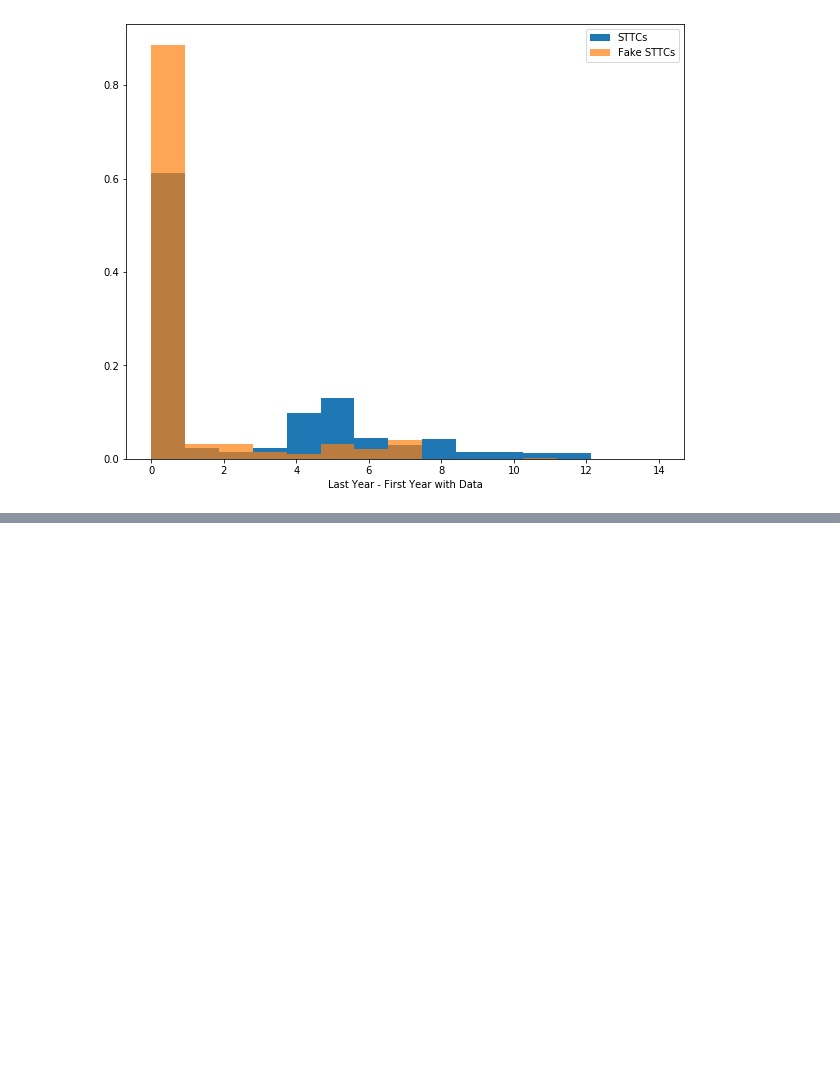
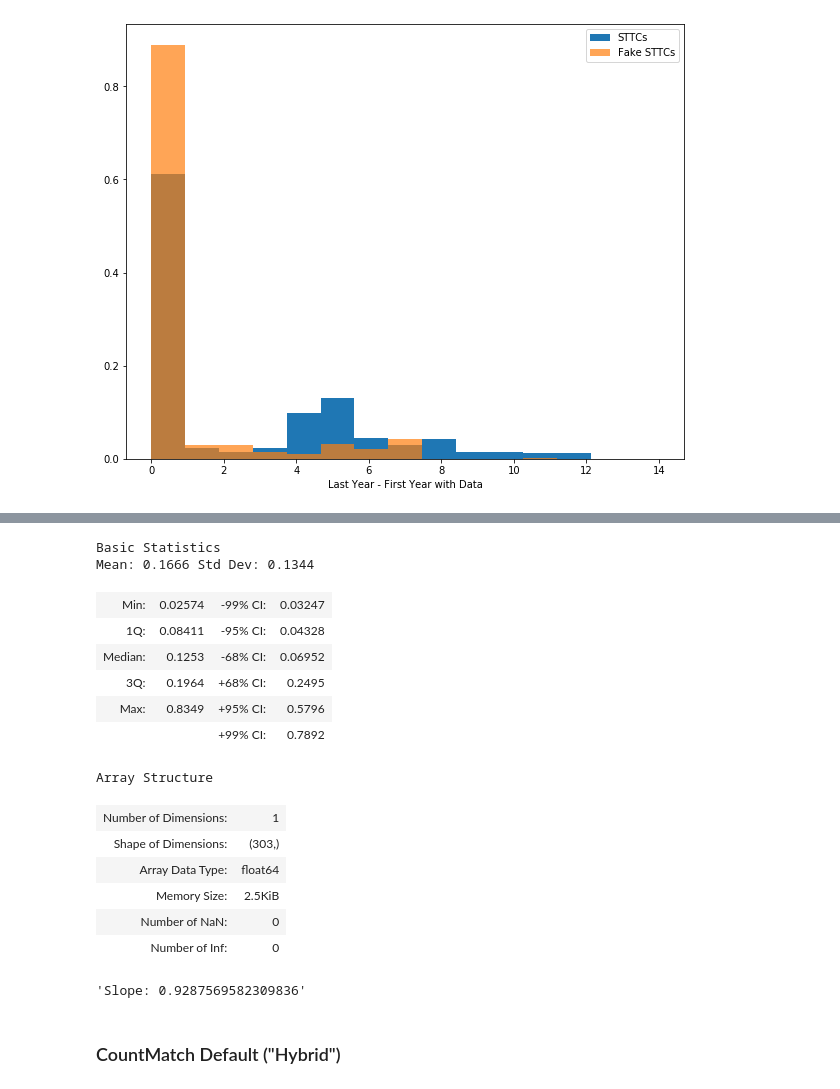
Before and after one commit to CityofToronto/bdit_traffic_prophet, a Jupyter notebook: development_notebooks/CountmatchDev6-Shootout.ipynb, the cells around one changed output, grey strips where cells are left out. Saved outputs shown, nothing was run; the diff lists cells and outputs as text; code cells hidden in the pictures; blank space fills up the shorter version.

```diff
--- a/development_notebooks/CountmatchDev6-Shootout.ipynb
+++ b/development_notebooks/CountmatchDev6-Shootout.ipynb
@@ -188,0 +211,13 @@ bagheri_mseggf_aadts['cov'].median()
+# %%
+rdr = reader.Reader(vol_conn)
+rdr.read()
+gf.get_growth_factors(rdr)
+
+ptc_ids = np.unique(np.abs(list(rdr.ptcs.keys())))
+nb = neighbour.NeighbourLonLatEuclidean(ll_conn, 20, ptc_ids)
+nb.find_neighbours()
+# %%
+n_sets = 10
+# %%
+teps_datasets, teps_aadt = cmv.validation(
+    rdr, nb, cmt.estimate_aadts, n_sets=n_sets, progress_bar=True)
@@ -196,0 +423,24 @@ ax.set_ylim([0, 100000])
+# %%
+check_mape(teps_aadt)
+# %% [output]
+Basic Statistics
+Mean: 0.1666 Std Dev: 0.1344
+| Min: | 0.02574 | -99% CI: | 0.03247 |
+| 1Q: | 0.08411 | -95% CI: | 0.04328 |
+| Median: | 0.1253 | -68% CI: | 0.06952 |
+| 3Q: | 0.1964 | +68% CI: | 0.2495 |
+| Max: | 0.8349 | +95% CI: | 0.5796 |
+|  |  | +99% CI: | 0.7892 |
+Array Structure
+| Number of Dimensions: | 1 |
+| Shape of Dimensions: | (303,) |
+| Array Data Type: | float64 |
+| Memory Size: | 2.5KiB |
+| Number of NaN: | 0 |
+| Number of Inf: | 0 |
+# %%
+linear_fit(teps_aadt)
+# %% [output]
+'Slope: 0.9287569582309836'
+# %% [markdown]
+### CountMatch Default ("Hybrid")
```
Also changed, not shown: parts of 40 cells of this notebook.
